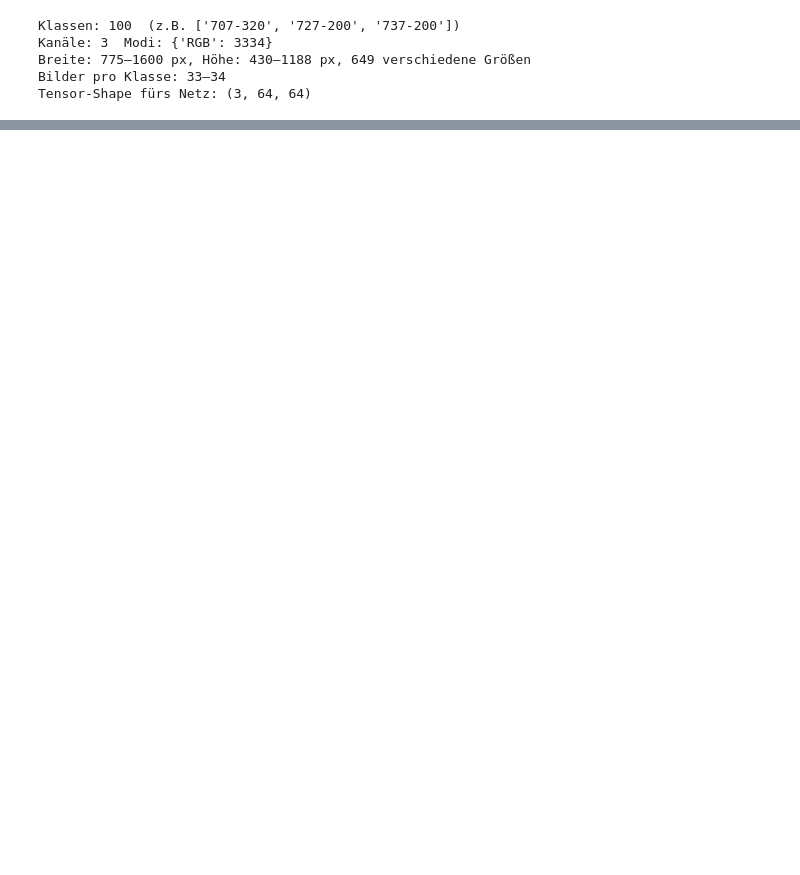
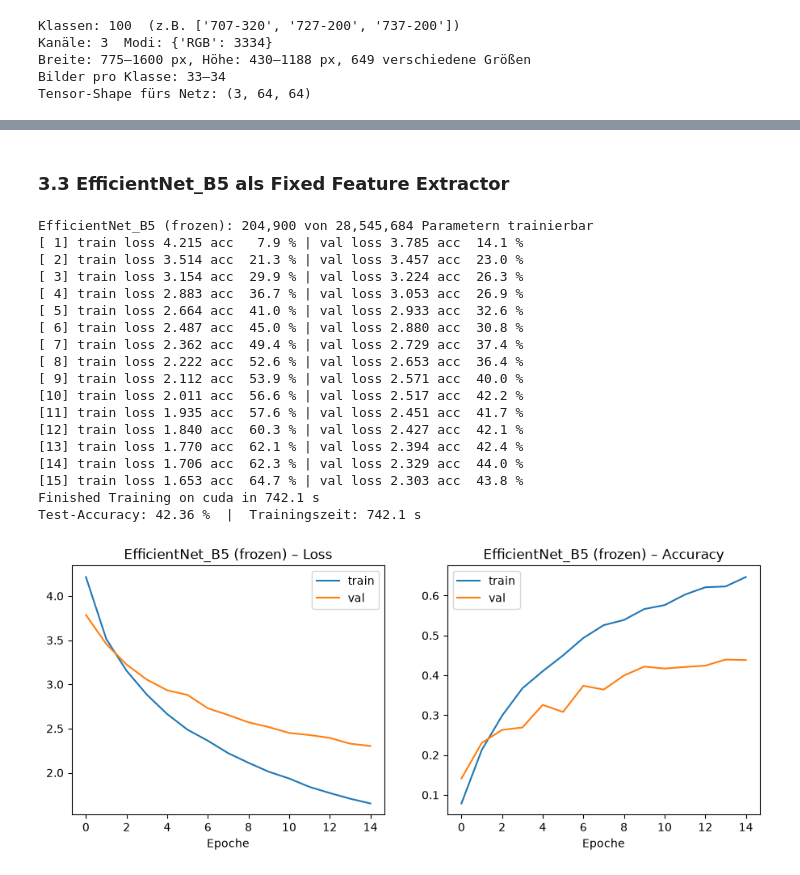
Before and after one commit to ErlindS/Master, a Jupyter notebook: KünstlicheIntelligenz/Labor/assignment4/assigment4.ipynb, the cells around one changed output, grey strips where cells are left out. Drawn from its saved outputs; the diff is of its cells as text; code cells hidden in the pictures; blank space fills up the shorter version.

```diff
--- a/KünstlicheIntelligenz/Labor/assignment4/assigment4.ipynb
+++ b/KünstlicheIntelligenz/Labor/assignment4/assigment4.ipynb
@@ -215,0 +422,24 @@ Test-Accuracy: 7.17 %  |  Trainingszeit: 299.9 s
+# %% [markdown]
+### 3.3 EfficientNet_B5 als Fixed Feature Extractor
+# %%
+run_transfer("EfficientNet_B5", "frozen", epochs=15, lr_head=1e-3, batch_size=16)
+# %% [output]
+EfficientNet_B5 (frozen): 204,900 von 28,545,684 Parametern trainierbar
+[ 1] train loss 4.215 acc   7.9 % | val loss 3.785 acc  14.1 %
+[ 2] train loss 3.514 acc  21.3 % | val loss 3.457 acc  23.0 %
+[ 3] train loss 3.154 acc  29.9 % | val loss 3.224 acc  26.3 %
+[ 4] train loss 2.883 acc  36.7 % | val loss 3.053 acc  26.9 %
+[ 5] train loss 2.664 acc  41.0 % | val loss 2.933 acc  32.6 %
+[ 6] train loss 2.487 acc  45.0 % | val loss 2.880 acc  30.8 %
+[ 7] train loss 2.362 acc  49.4 % | val loss 2.729 acc  37.4 %
+[ 8] train loss 2.222 acc  52.6 % | val loss 2.653 acc  36.4 %
+[ 9] train loss 2.112 acc  53.9 % | val loss 2.571 acc  40.0 %
+[10] train loss 2.011 acc  56.6 % | val loss 2.517 acc  42.2 %
+[11] train loss 1.935 acc  57.6 % | val loss 2.451 acc  41.7 %
+[12] train loss 1.840 acc  60.3 % | val loss 2.427 acc  42.1 %
+[13] train loss 1.770 acc  62.1 % | val loss 2.394 acc  42.4 %
+[14] train loss 1.706 acc  62.3 % | val loss 2.329 acc  44.0 %
+[15] train loss 1.653 acc  64.7 % | val loss 2.303 acc  43.8 %
+Finished Training on cuda in 742.1 s
+Test-Accuracy: 42.36 %  |  Trainingszeit: 742.1 s
+[figure, added]
```
Also changed, not shown: parts of 20 cells of this notebook, 6 other files.
